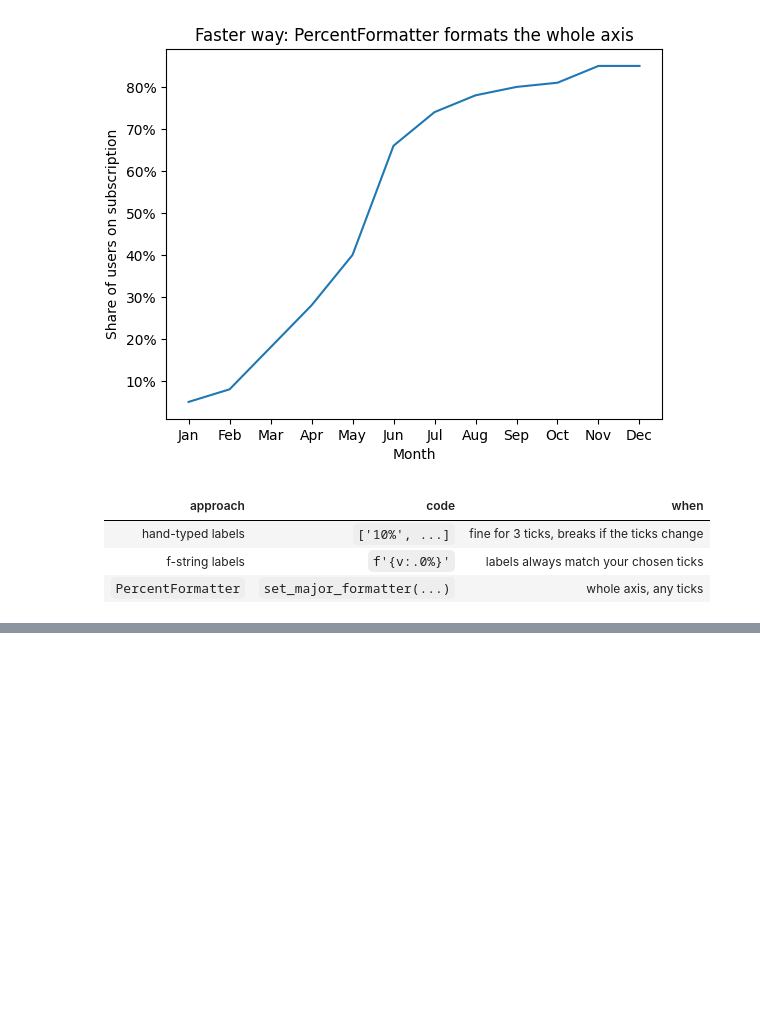
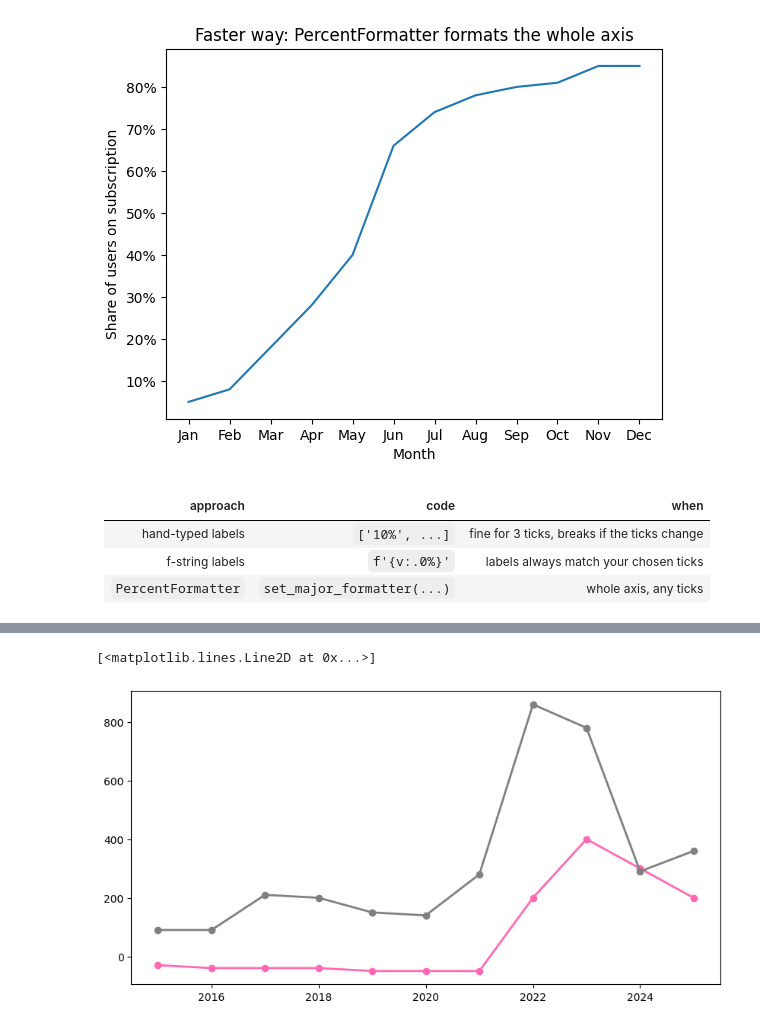
Before and after one commit to kkg98/panda-for-finance, a Jupyter notebook: notes/4_visualizing_finance_data/01_matplotlib_basics.ipynb, the cells around one changed output, grey strips where cells are left out. Cells and saved outputs as stored; diff of their text form; code cells hidden in the pictures; blank space fills up the shorter version.

```diff
--- a/notes/4_visualizing_finance_data/01_matplotlib_basics.ipynb
+++ b/notes/4_visualizing_finance_data/01_matplotlib_basics.ipynb
@@ -416,0 +507,8 @@ plt.show()
+# %%
+x = [2015, 2016, 2017, 2018, 2019, 2020, 2021, 2022, 2023, 2024, 2025]
+
+# ECB deposit facility rate at year-end, in basis points (1% = 100 bp)
+y1 = [-30, -40, -40, -40, -50, -50, -50, 200, 400, 300, 200]
+
+# Austrian inflation (VPI), annual average, in basis points
+y2 = [90, 90, 210, 200, 150, 140, 280, 860, 780, 290, 360]
@@ -416,0 +523,10 @@ plt.show()
+# %%
+fig = plt.figure(figsize=(10, 5))
+ax = plt.subplot()
+
+# the two lines - short labels, thicker lines
+ax.plot(x, y1, color='hotpink', marker='o', linewidth=2, label='ECB deposit rate (year-end)')
+ax.plot(x, y2, color='gray', marker='o', linewidth=2, label='Austrian inflation (VPI, yearly avg)')
+# %% [output]
+[<matplotlib.lines.Line2D at 0x...>]
+[figure, added]
```
Also changed, not shown: parts of 16 cells of this notebook, 11 other files.
